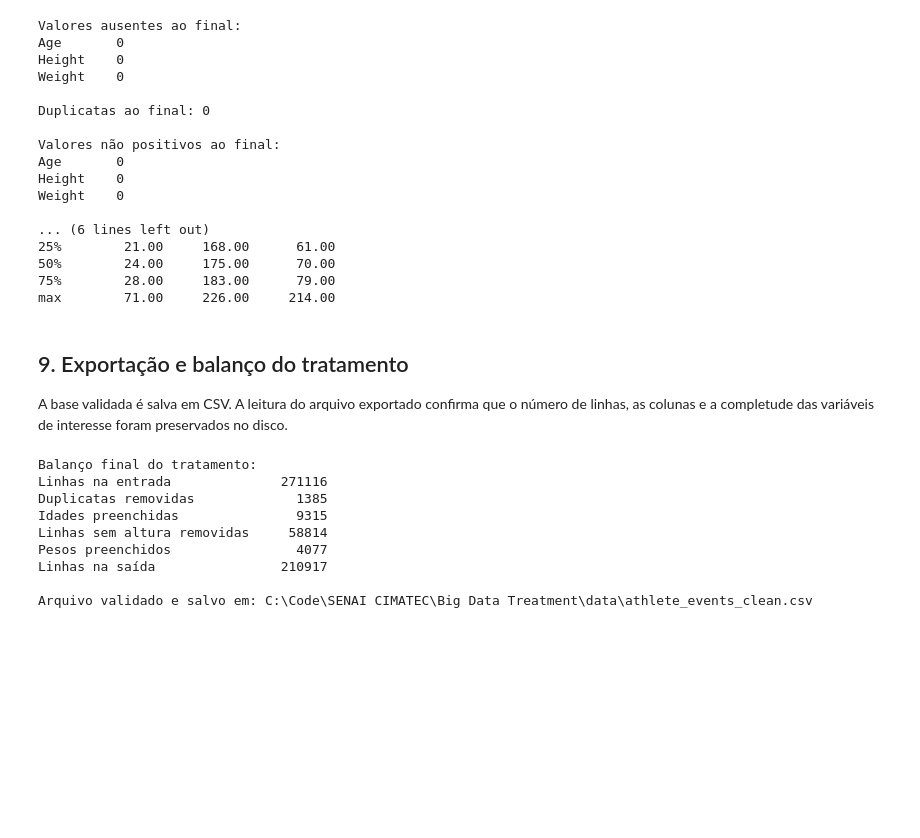
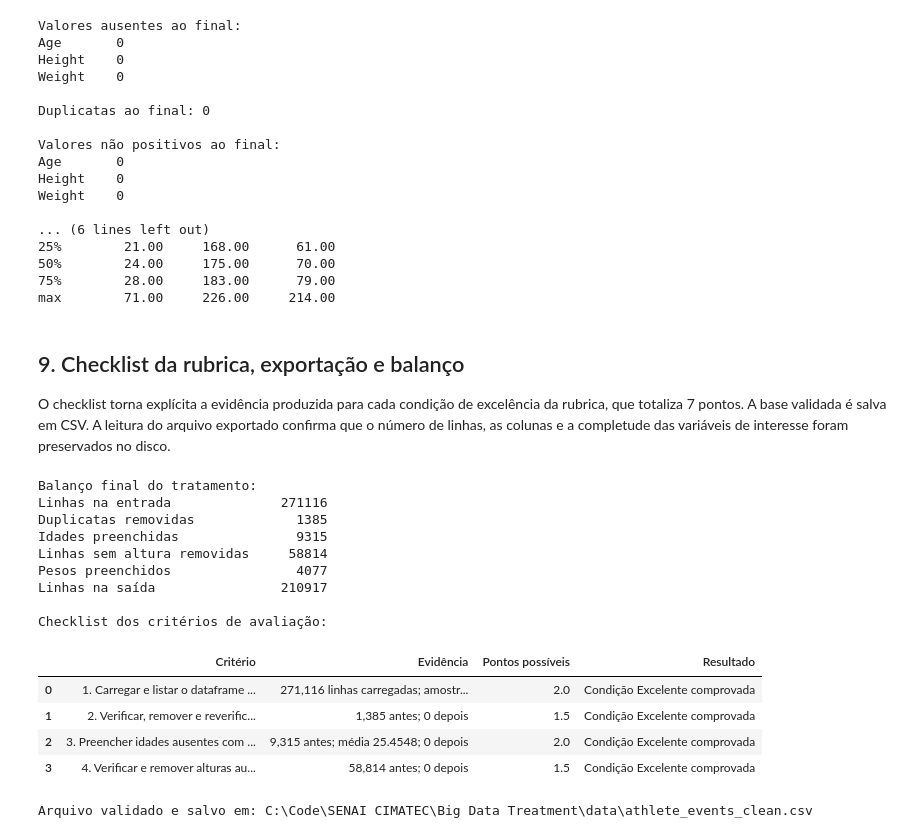
Before and after one commit to hugopferraro/Olympiad-Athletes-Data-Processing, a Jupyter notebook: tratamento_atletas_olimpicos.ipynb, the cells around one changed output. Cells and saved outputs as stored; diff of their text form; code cells hidden in the pictures; blank space fills up the shorter version.

Commit message:
Align treatment evidence with grading rubric

```diff
--- a/tratamento_atletas_olimpicos.ipynb
+++ b/tratamento_atletas_olimpicos.ipynb
@@ -171,15 +187,22 @@ Seguindo o critério de excelência da rubrica, linhas sem altura são removidas
 Não se imputa altura porque ela é central para as análises propostas e uma
 estimativa acrescentaria valores artificiais a uma parcela grande da base.
 # %%
-alturas_ausentes_antes = int(atletas["Height"].isna().sum())
+mascara_alturas_ausentes = atletas["Height"].isna()
+alturas_ausentes_antes = int(mascara_alturas_ausentes.sum())
+indices_sem_altura = atletas.index[mascara_alturas_ausentes]
 linhas_antes_altura = len(atletas)
-atletas = atletas.dropna(subset=["Height"]).reset_index(drop=True)
+atletas = atletas.loc[~mascara_alturas_ausentes].copy()
 alturas_ausentes_depois = int(atletas["Height"].isna().sum())
 removidas_sem_altura = linhas_antes_altura - len(atletas)
 
 assert alturas_ausentes_antes > 0, "A etapa deveria detectar alturas ausentes."
 assert removidas_sem_altura == alturas_ausentes_antes, "A remoção de alturas está inconsistente."
+assert atletas.index.intersection(indices_sem_altura).empty, (
+    "Uma linha identificada com altura ausente não foi removida."
+)
 assert alturas_ausentes_depois == 0, "Ainda existem alturas ausentes."
+
+atletas = atletas.reset_index(drop=True)
 
 print(f"Alturas ausentes identificadas: {alturas_ausentes_antes:,}")
 print(f"Linhas removidas por falta de altura: {removidas_sem_altura:,}")
@@ -268,9 +296,11 @@ Weight    0
 75%        28.00     183.00      79.00
 max        71.00     226.00     214.00
 # %% [markdown]
-## 9. Exportação e balanço do tratamento
+## 9. Checklist da rubrica, exportação e balanço
 
-A base validada é salva em CSV. A leitura do arquivo exportado confirma que
+O checklist torna explícita a evidência produzida para cada condição de
+excelência da rubrica, que totaliza 7 pontos. A base validada é salva em CSV.
+A leitura do arquivo exportado confirma que
 o número de linhas, as colunas e a completude das variáveis de interesse foram
 preservados no disco.
 # %%
@@ -279,31 +309,72 @@ atletas.to_csv(OUTPUT_CSV, index=False)
 
 atletas_exportados = pd.read_csv(OUTPUT_CSV)
 assert atletas_exportados.shape == atletas.shape, "O CSV exportado possui dimensões incorretas."
 assert list(atletas_exportados.columns) == list(atletas.columns), "As colunas exportadas mudaram."
 assert not atletas_exportados[variaveis_interesse].isna().any().any()
+
+checklist_rubrica = pd.DataFrame(
+    [
+        {
+            "Critério": "1. Carregar e listar o dataframe atletas",
+            "Evidência": f"{linhas_iniciais:,} linhas carregadas; amostra e info exibidas",
+            "Pontos possíveis": 2.0,
+            "Resultado": "Condição Excelente comprovada",
+        },
+        {
+            "Critério": "2. Verificar, remover e reverificar duplicatas",
+            "Evidência": f"{duplicatas_antes:,} antes; {duplicatas_depois} depois",
+            "Pontos possíveis": 1.5,
+            "Resultado": "Condição Excelente comprovada",
+        },
+        {
+            "Critério": "3. Preencher idades ausentes com a média",
+            "Evidência": (
+                f"{idades_ausentes_antes:,} antes; média {media_idade:.4f}; "
+                f"{idades_ausentes_depois} depois"
+            ),
+            "Pontos possíveis": 2.0,
+            "Resultado": "Condição Excelente comprovada",
+        },
+        {
+            "Critério": "4. Verificar e remover alturas ausentes",
+            "Evidência": f"{alturas_ausentes_antes:,} antes; {alturas_ausentes_depois} depois",
+            "Pontos possíveis": 1.5,
+            "Resultado": "Condição Excelente comprovada",
+        },
+    ]
+)
+assert checklist_rubrica["Pontos possíveis"].sum() == 7.0
 
 resumo_tratamento = pd.Series(
     {
         "Linhas na entrada": linhas_iniciais,
         "Duplicatas removidas": removidas_duplicadas,
         "Idades preenchidas": idades_ausentes_antes,
         "Linhas sem altura removidas": removidas_sem_altura,
         "Pesos preenchidos": pesos_ausentes_antes,
         "Linhas na saída": len(atletas),
     },
     name="Quantidade",
 )
 
 print("Balanço final do tratamento:")
 print(resumo_tratamento.to_string())
+print("\nChecklist dos critérios de avaliação:")
+display(checklist_rubrica)
 print(f"\nArquivo validado e salvo em: {OUTPUT_CSV}")
 # %% [output]
 Balanço final do tratamento:
 Linhas na entrada              271116
 Duplicatas removidas             1385
 Idades preenchidas               9315
 Linhas sem altura removidas     58814
 Pesos preenchidos                4077
 Linhas na saída                210917
 
-Arquivo validado e salvo em: C:\Code\SENAI CIMATEC\Big Data Treatment\data\athlete_events_clean.csv
+Checklist dos critérios de avaliação:
+|  | Critério | Evidência | Pontos possíveis | Resultado |
+| 0 | 1. Carregar e listar o dataframe ... | 271,116 linhas carregadas; amostr... | 2.0 | Condição Excelente comprovada |
+| 1 | 2. Verificar, remover e reverific... | 1,385 antes; 0 depois | 1.5 | Condição Excelente comprovada |
+| 2 | 3. Preencher idades ausentes com ... | 9,315 antes; média 25.4548; 0 depois | 2.0 | Condição Excelente comprovada |
+| 3 | 4. Verificar e remover alturas au... | 58,814 antes; 0 depois | 1.5 | Condição Excelente comprovada |
+Arquivo validado e salvo em: C:\Code\SENAI CIMATEC\Big Data Treatment\data\athlete_events_clean.csv
```
Also changed, not shown: parts of 8 cells of this notebook, 3 other files.
